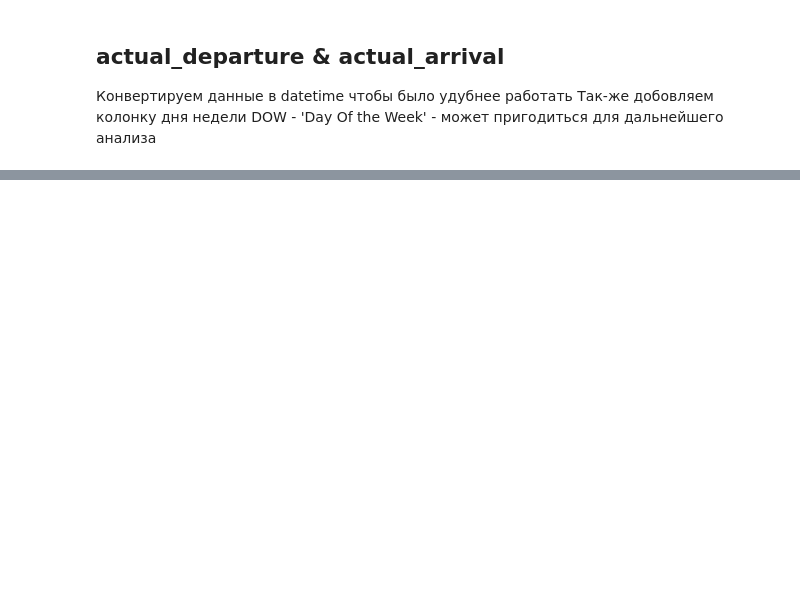
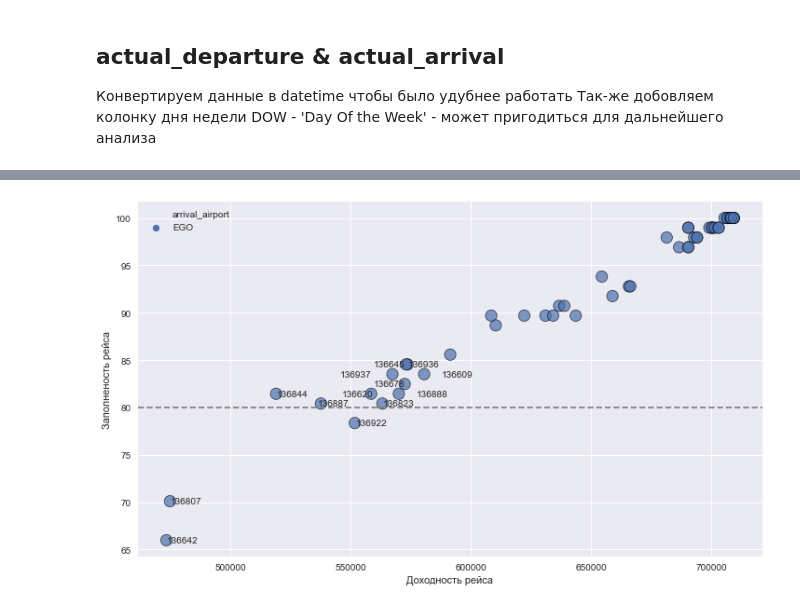
Before and after one commit to al-gas/SkillFactory, a Jupyter notebook: module_4/module_4.ipynb, the cells around one changed output, grey strips where cells are left out. Saved outputs shown, nothing was run; the diff lists cells and outputs as text; code cells hidden in the pictures; blank space fills up the shorter version.

```diff
--- a/module_4/module_4.ipynb
+++ b/module_4/module_4.ipynb
@@ -152,0 +323,26 @@ Text(0.5, 0, 'total_amount')
+# %%
+y = df_ego['fill_ratio']
+z = df_ego['raw_profit']
+n = df_ego['flight_id']
+fig, ax = plt.subplots()
+p1 = sns.scatterplot(x=z,
+                     y=y,
+                     data=df_ego,
+                     hue='arrival_airport',
+                     s=150,
+                     alpha=0.7,
+                     edgecolor='k')
+p1.axhline(80, c=(.5, .5, .5), ls='--')
+texts = list()
+for i in n.index:
+    if y[i] < 85:
+        texts.append(ax.text(z[i], y[i], n.loc[i]))
+adjust_text(texts,
+            ax=ax,
+            only_move=dict(points='x', text='x', objects='x'),
+            autoalign='x')
+p1.set(ylabel='Заполненость рейса', xlabel='Доходность рейса')
+plt.rcParams['figure.figsize']=(12,7)
+plt.show()
+# %% [output]
+[figure, added]
```
Also changed, not shown: parts of 21 cells of this notebook.
